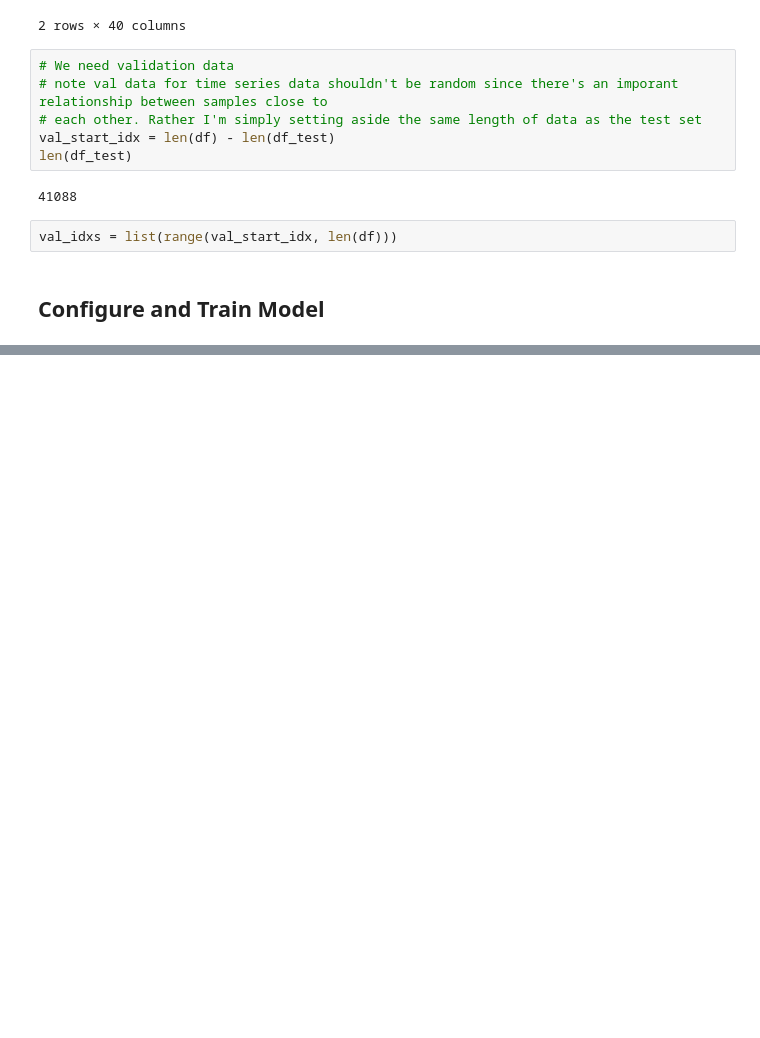
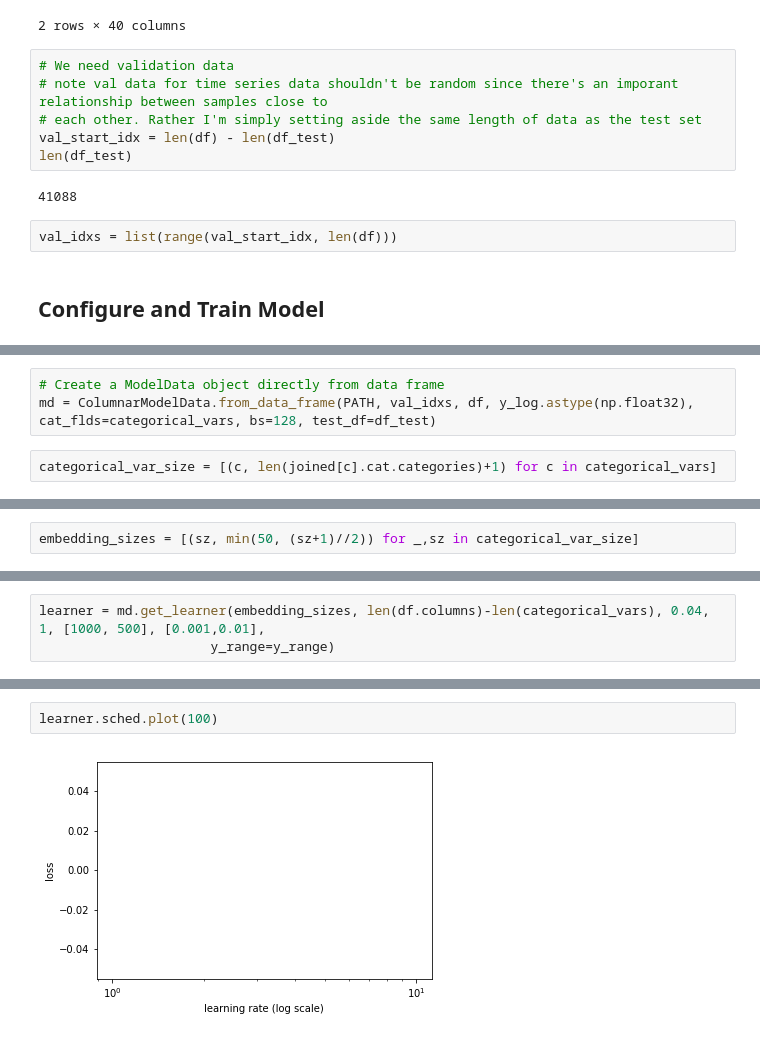
Before and after one commit to vault-42/fastai-lesson-recreations, a Jupyter notebook: lesson3_recreated.ipynb, the cells around one changed output, grey strips where cells are left out. Drawn from its saved outputs; the diff is of its cells as text; blank space fills up the shorter version.

Commit message:
feat: Model and Learner created (but with error)
lr_finder and fit aren't working because the training loss is mysteriously infinite. No idea why at this point.

```diff
--- a/lesson3_recreated.ipynb
+++ b/lesson3_recreated.ipynb
@@ -559,0 +570,5 @@ val_idxs = list(range(val_start_idx, len(df)))
+# %%
+# Create a ModelData object directly from data frame
+md = ColumnarModelData.from_data_frame(PATH, val_idxs, df, y_log.astype(np.float32), cat_flds=categorical_vars, bs=128, test_df=df_test)
+# %%
+categorical_var_size = [(c, len(joined[c].cat.categories)+1) for c in categorical_vars]
@@ -559,0 +597,2 @@ val_idxs = list(range(val_start_idx, len(df)))
+# %%
+embedding_sizes = [(sz, min(50, (sz+1)//2)) for _,sz in categorical_var_size]
@@ -559,0 +619,3 @@ val_idxs = list(range(val_start_idx, len(df)))
+# %%
+learner = md.get_learner(embedding_sizes, len(df.columns)-len(categorical_vars), 0.04, 1, [1000, 500], [0.001,0.01],
+                      y_range=y_range)
@@ -559,0 +648,4 @@ val_idxs = list(range(val_start_idx, len(df)))
+# %%
+learner.sched.plot(100)
+# %% [output]
+[figure, added]
```
Also changed, not shown: parts of 13 cells of this notebook.
